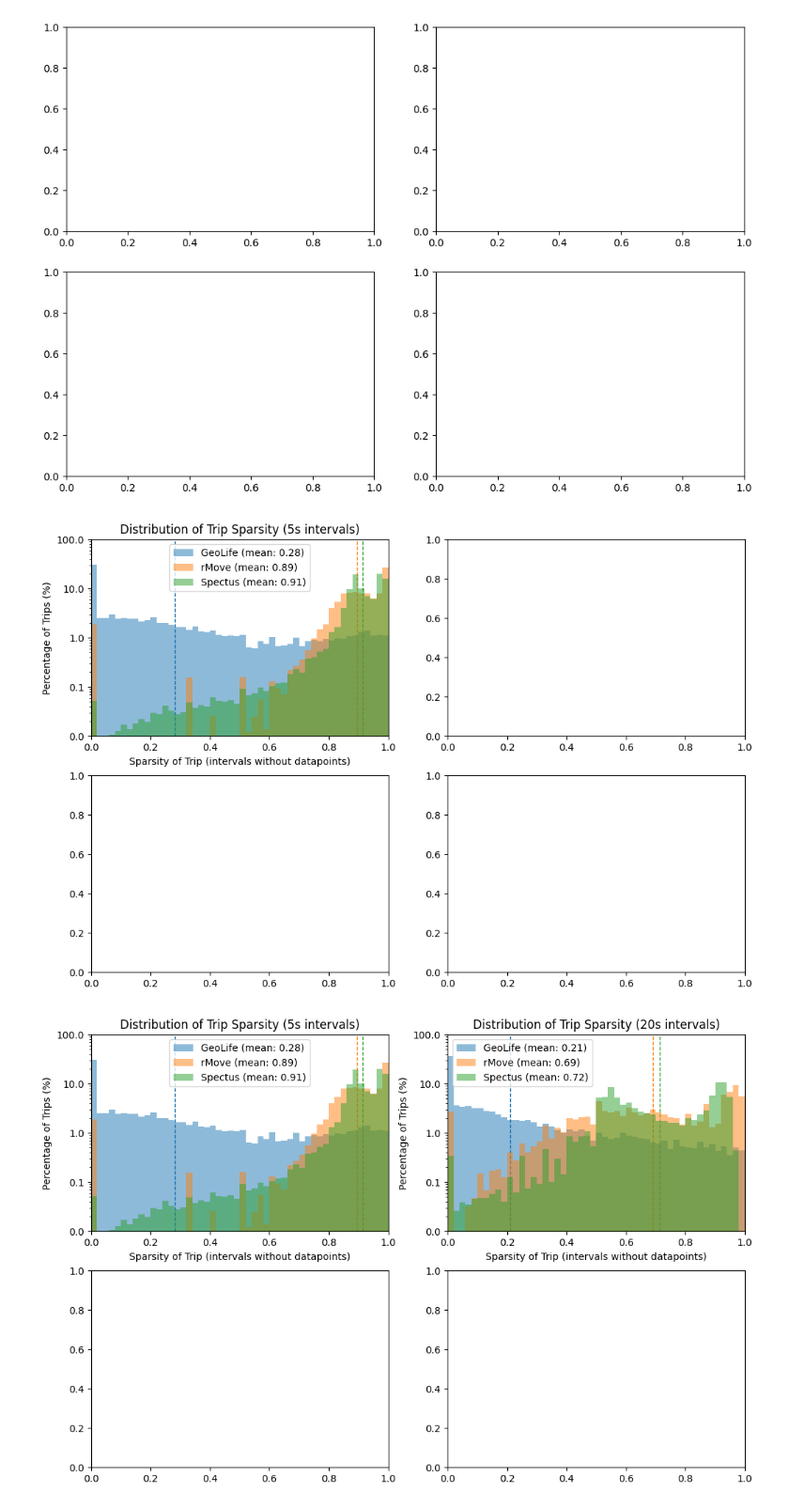
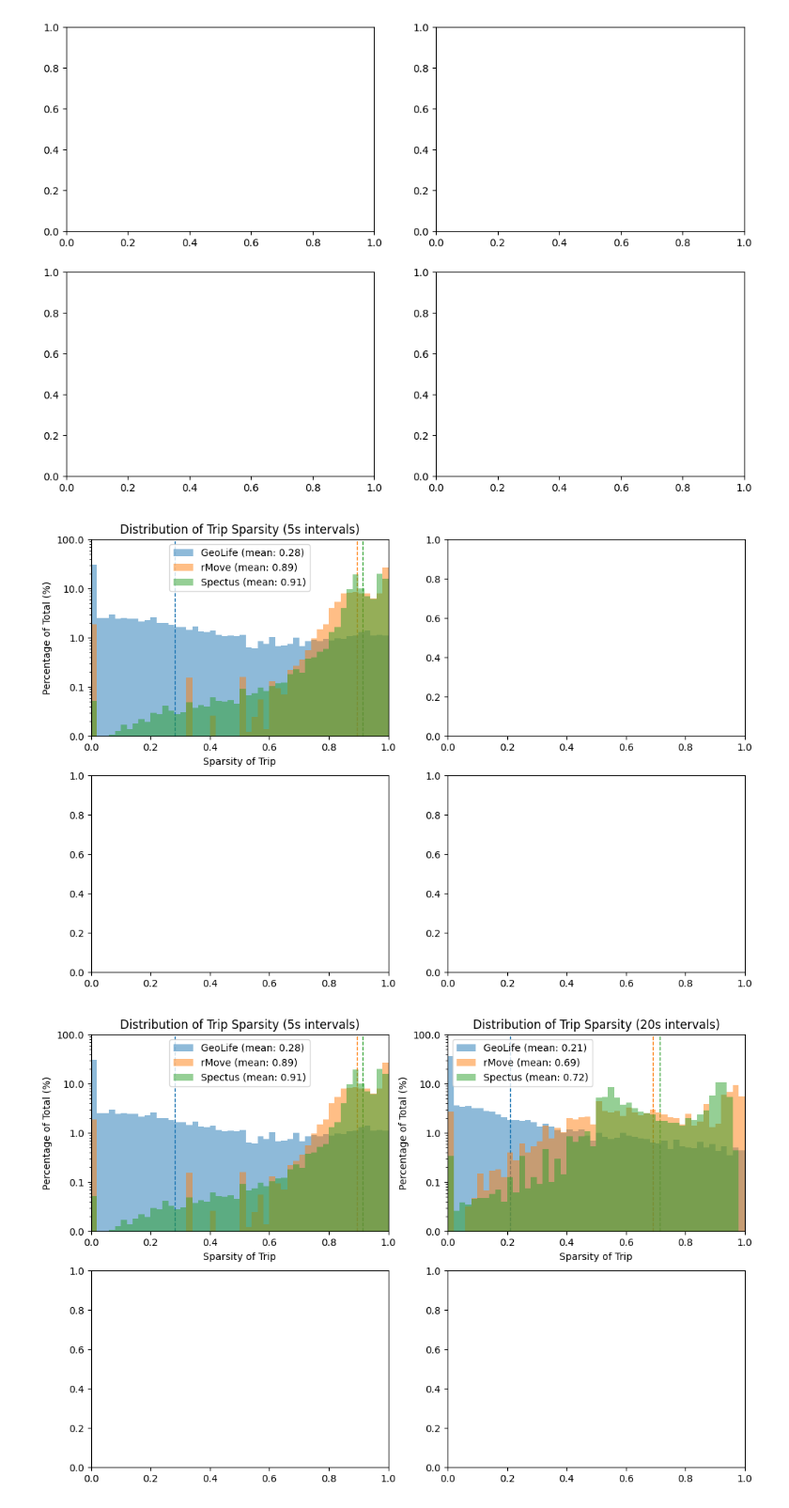
Before and after one commit to UW-THINKlab/mode-analysis, a Jupyter notebook: Dataset_Comparison_Graphs_All_Sparsity.ipynb, the cells around one changed output. Shown at 94% size. Drawn from its saved outputs; the diff is of its cells as text; code cells hidden in the pictures.

Commit message:
Cleaning up graphs and comments a bit

```diff
--- a/Dataset_Comparison_Graphs_All_Sparsity.ipynb
+++ b/Dataset_Comparison_Graphs_All_Sparsity.ipynb
@@ -533,14 +533,14 @@ ax2.set_ylim(0.01, 100)
 ax2.yaxis.set_major_formatter(ScalarFormatter())
 
 # ax2.set_ylim(0, 33)
-ax2.set_xlabel('Sparsity of Trip (intervals without datapoints)')
-ax2.set_ylabel('Percentage of Trips (%)')
+ax2.set_xlabel('Sparsity of Trip')
+ax2.set_ylabel('Percentage of Total (%)')
 ax2.set_title('Distribution of Trip Sparsity (5s intervals)')
 ax2.legend()
 
 fig2
 # %% [output]
-[figure, old version]
+[figure, new version]
 # %%
 ax2 = axes2_flat[1]
 
@@ -550,36 +550,36 @@ filtered_rmove = pd.read_csv(f'./data/rMove/20260720_rmove_database_metrics.csv'
 filtered_rmove = filtered_rmove[filtered_rmove['number_of_records'] > 0]
 filtered_spectus = pd.read_csv(f'./data/Spectus/Lyra_Processed/20260716_spectus_database_metrics.csv')
 filtered_rmove = filtered_rmove[filtered_rmove['number_of_records'] > 0]
 
 weights_geolife = np.ones_like(filtered_geolife['sparsity_20s']) / len(filtered_geolife['sparsity_20s']) * 100
 weights_rmove = np.ones_like(filtered_rmove['sparsity_20s']) / len(filtered_rmove['sparsity_20s']) * 100
 weights_spectus = np.ones_like(filtered_spectus['sparsity_20s']) / len(filtered_spectus['sparsity_20s']) * 100
 
 mean_geolife = filtered_geolife['sparsity_20s'].mean()
 mean_rmove = filtered_rmove['sparsity_20s'].mean()
 mean_spectus = filtered_spectus['sparsity_20s'].mean()
 
 ax2.axvline(mean_geolife, color='C0', linestyle='--', linewidth=1, zorder=1)
 ax2.axvline(mean_rmove, color='C1', linestyle='--', linewidth=1, zorder=1)
 ax2.axvline(mean_spectus, color='C2', linestyle='--', linewidth=1, zorder=1)
 
 ax2.hist(filtered_geolife['sparsity_20s'], bins=50, range=(0.0, 1.0), alpha=0.5, label=f'GeoLife (mean: {mean_geolife:.2f})', weights=weights_geolife, zorder=2)
 ax2.hist(filtered_rmove['sparsity_20s'], bins=50, range=(0.0, 1.0), alpha=0.5, label=f'rMove (mean: {mean_rmove:.2f})', weights=weights_rmove, zorder=2)
 ax2.hist(filtered_spectus['sparsity_20s'], bins=50, range=(0.0, 1.0), alpha=0.5, label=f'Spectus (mean: {mean_spectus:.2f})', weights=weights_spectus, zorder=2)
 
 ax2.set_yscale('log')
 ax2.set_xlim(0.0, 1.0)
 ax2.set_ylim(0.01, 100)
 ax2.yaxis.set_major_formatter(ScalarFormatter())
 
-ax2.set_xlabel('Sparsity of Trip (intervals without datapoints)')
-ax2.set_ylabel('Percentage of Trips (%)')
+ax2.set_xlabel('Sparsity of Trip')
+ax2.set_ylabel('Percentage of Total (%)')
 ax2.set_title('Distribution of Trip Sparsity (20s intervals)')
 ax2.legend()
 
 fig2
 # %% [output]
-[figure, old version]
+[figure, new version]
 # %%
 ax2 = axes2_flat[2]
 
```
Also changed, not shown: parts of 4 cells of this notebook, 3 other files.
